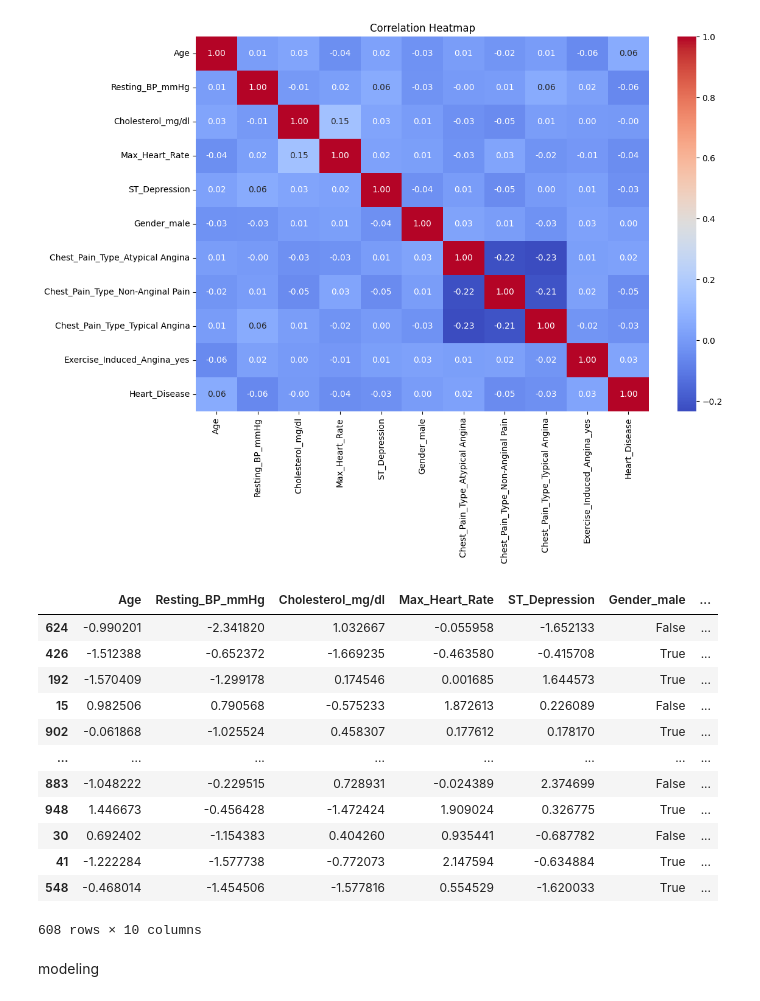
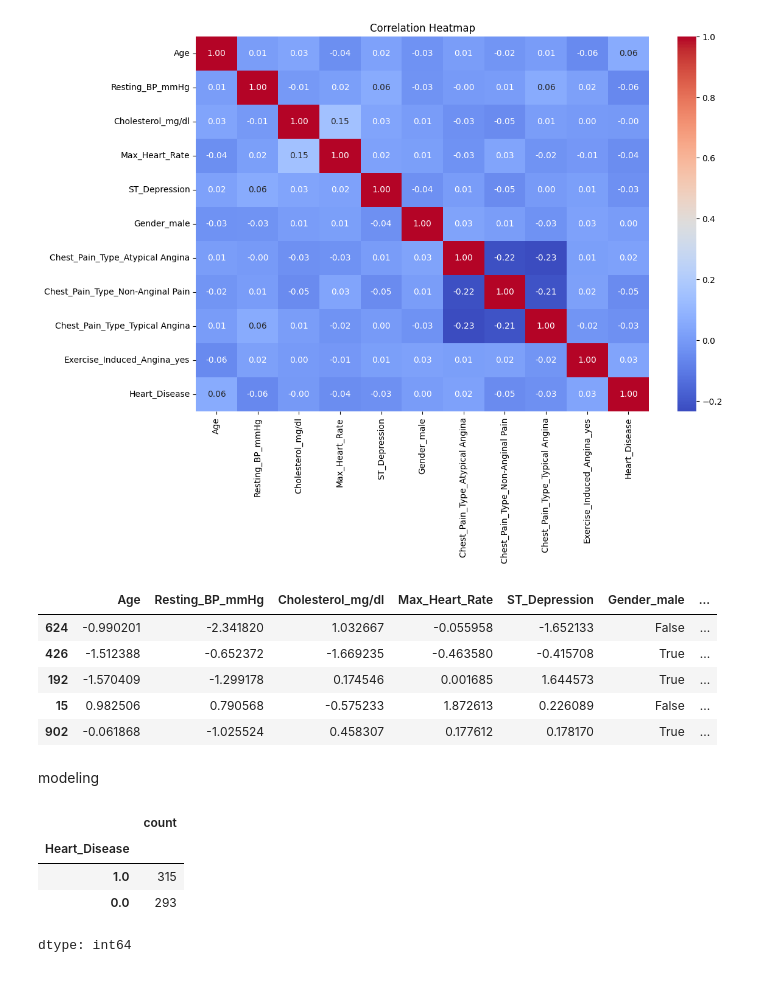
Before and after one commit to Mazen-Morsy/ML-Final, a Jupyter notebook: Heart_Disease_prediction.ipynb, the cells around one changed output. Drawn from its saved outputs; the diff is of its cells as text; code cells hidden in the pictures.

```diff
--- a/Heart_Disease_prediction.ipynb
+++ b/Heart_Disease_prediction.ipynb
@@ -368,9 +368,9 @@ plt.show()
 # %% [markdown]
 preprocessing
 # %%
-X = df.drop(columns=["Heart_Disease"])
+x = df.drop(columns=["Heart_Disease"])
 y = df["Heart_Disease"]
 # %%
 cat_cols = ["Gender", "Chest_Pain_Type", "Exercise_Induced_Angina"]
-X_encoded = pd.get_dummies(X, columns=cat_cols, drop_first=True)
+x = pd.get_dummies(x, columns=cat_cols, drop_first=True)
 # %%
@@ -398,30 +398,23 @@ num_cols = [
     "ST_Depression",
 ]
 # %%
-X_train, X_test, y_train, y_test = train_test_split(
-    X_encoded, y, test_size=0.2, random_state=42, stratify=y) # we used stratify to keep the data balanced
+x_train, x_test, y_train, y_test = train_test_split(
+    x, y, test_size=0.2, random_state=42, stratify=y) # we used stratify to keep the data balanced
 # %%
 scaler = StandardScaler()
-X_train_scaled = X_train.copy()
-X_test_scaled = X_test.copy()
+x_train = x_train.copy()
+x_test = x_test.copy()
 # %%
-X_train_scaled[num_cols] = scaler.fit_transform(X_train[num_cols])
-X_test_scaled[num_cols] = scaler.transform(X_test[num_cols])
-X_train_scaled
+x_train[num_cols] = scaler.fit_transform(x_train[num_cols])
+x_test[num_cols] = scaler.transform(x_test[num_cols])
+x_train.head()
 # %% [output]
 |  | Age | Resting_BP_mmHg | Cholesterol_mg/dl | Max_Heart_Rate | ST_Depression | Gender_male | ... |
 | 624 | -0.990201 | -2.341820 | 1.032667 | -0.055958 | -1.652133 | False | ... |
 | 426 | -1.512388 | -0.652372 | -1.669235 | -0.463580 | -0.415708 | True | ... |
 | 192 | -1.570409 | -1.299178 | 0.174546 | 0.001685 | 1.644573 | True | ... |
 | 15 | 0.982506 | 0.790568 | -0.575233 | 1.872613 | 0.226089 | False | ... |
 | 902 | -0.061868 | -1.025524 | 0.458307 | 0.177612 | 0.178170 | True | ... |
-| ... | ... | ... | ... | ... | ... | ... | ... |
-| 883 | -1.048222 | -0.229515 | 0.728931 | -0.024389 | 2.374699 | False | ... |
-| 948 | 1.446673 | -0.456428 | -1.472424 | 1.909024 | 0.326775 | True | ... |
-| 30 | 0.692402 | -1.154383 | 0.404260 | 0.935441 | -0.687782 | False | ... |
-| 41 | -1.222284 | -1.577738 | -0.772073 | 2.147594 | -0.634884 | True | ... |
-| 548 | -0.468014 | -1.454506 | -1.577816 | 0.554529 | -1.620033 | True | ... |
-608 rows × 10 columns
 # %% [markdown]
 modeling
 # %%
@@ -436 +431,9 @@ models = {
 }
+# %%
+y_train.value_counts() #data is balanced -> use accuracy
+# %% [output]
+|  | count |
+| Heart_Disease |  |
+| 1.0 | 315 |
+| 0.0 | 293 |
+dtype: int64
```
Also changed, not shown: parts of 6 cells of this notebook.
